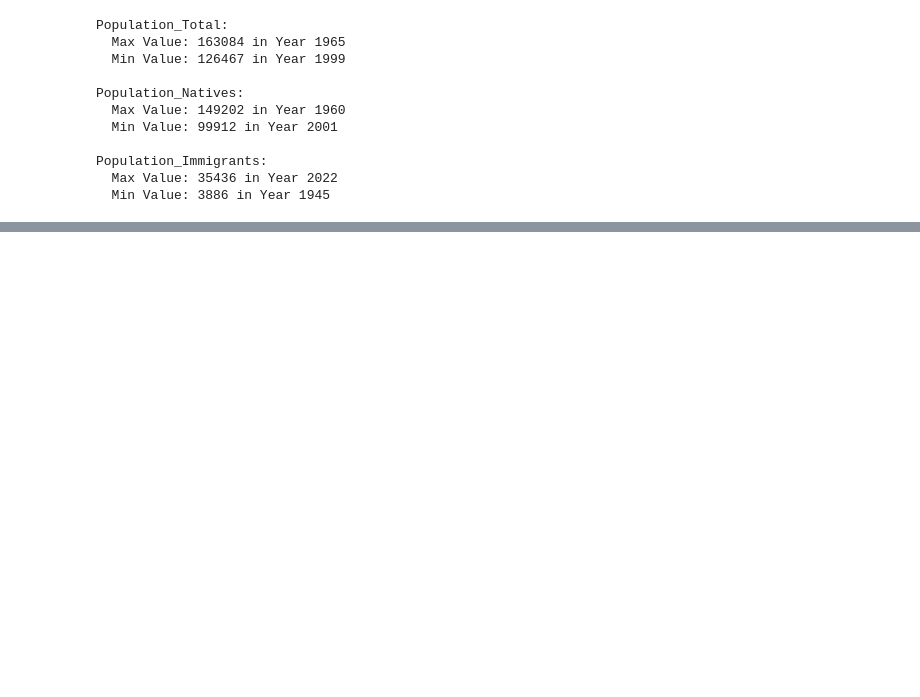
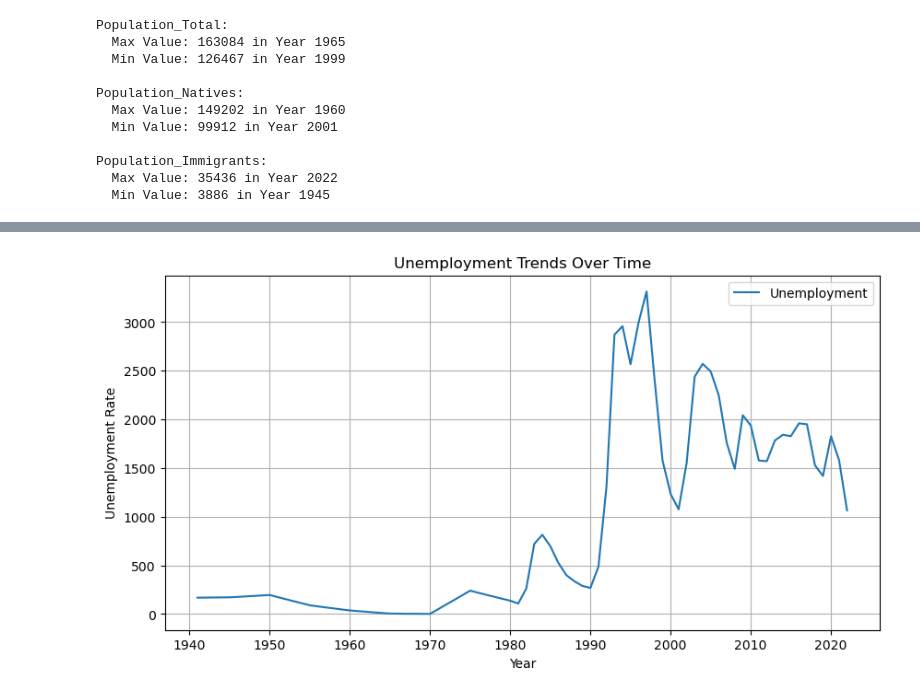
Before and after one commit to gboaventura93/project_Bern, a Jupyter notebook: analyse_data.ipynb, the cells around one changed output, grey strips where cells are left out. Drawn from its saved outputs; the diff is of its cells as text; code cells hidden in the pictures; blank space fills up the shorter version.

```diff
--- a/project.ipynb
+++ b/analyse_data.ipynb
@@ -741,0 +789,12 @@ Population_Immigrants:
+# %%
+#Unemployment Trends (Line Chart)
+plt.figure(figsize=(10, 5))
+plt.plot(df['Year'], df['Unemployment'], label='Unemployment')
+plt.xlabel('Year')
+plt.ylabel('Unemployment Rate')
+plt.title('Unemployment Trends Over Time')
+plt.legend()
+plt.grid(True)
+plt.show()
+# %% [output]
+[figure, added]
```
Also changed, not shown: parts of 6 cells of this notebook, 7 other files.
